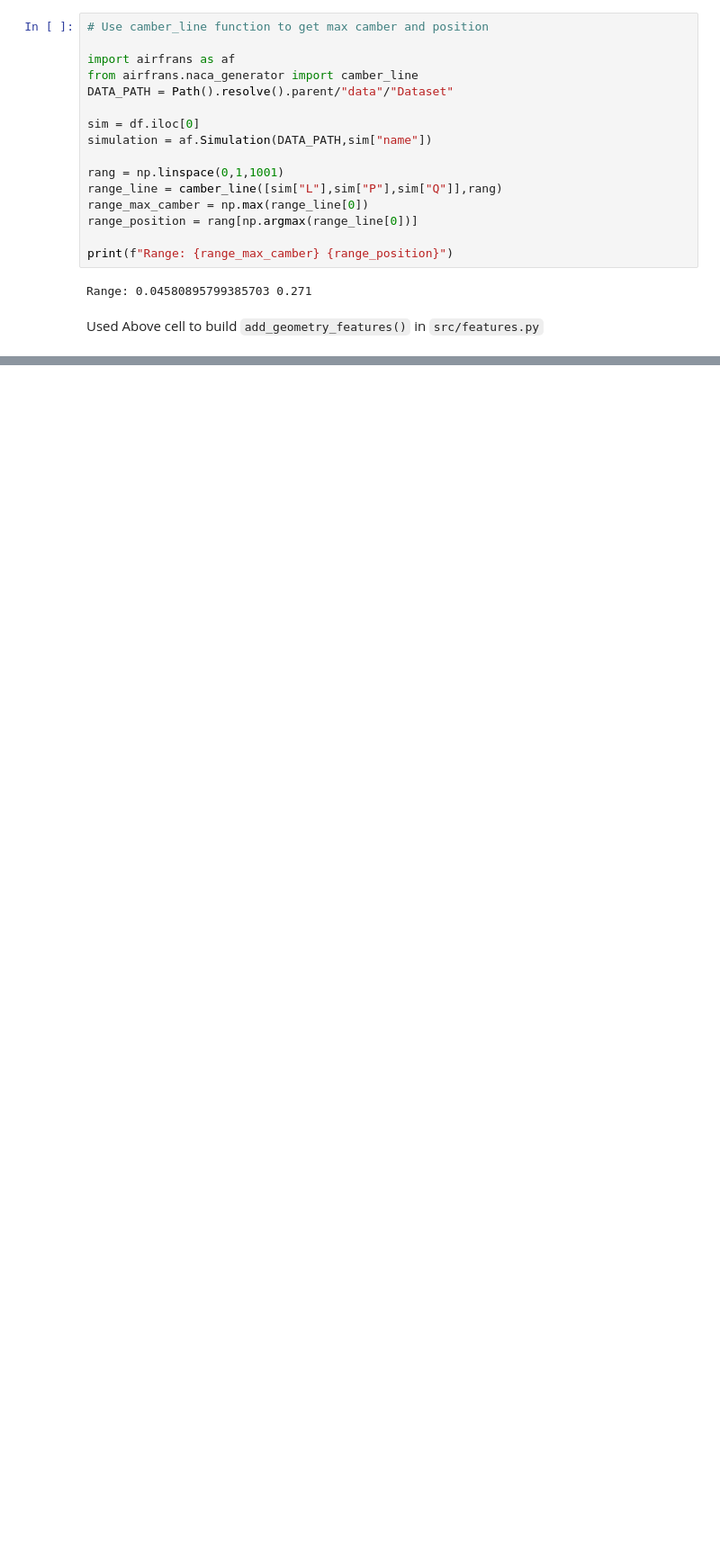
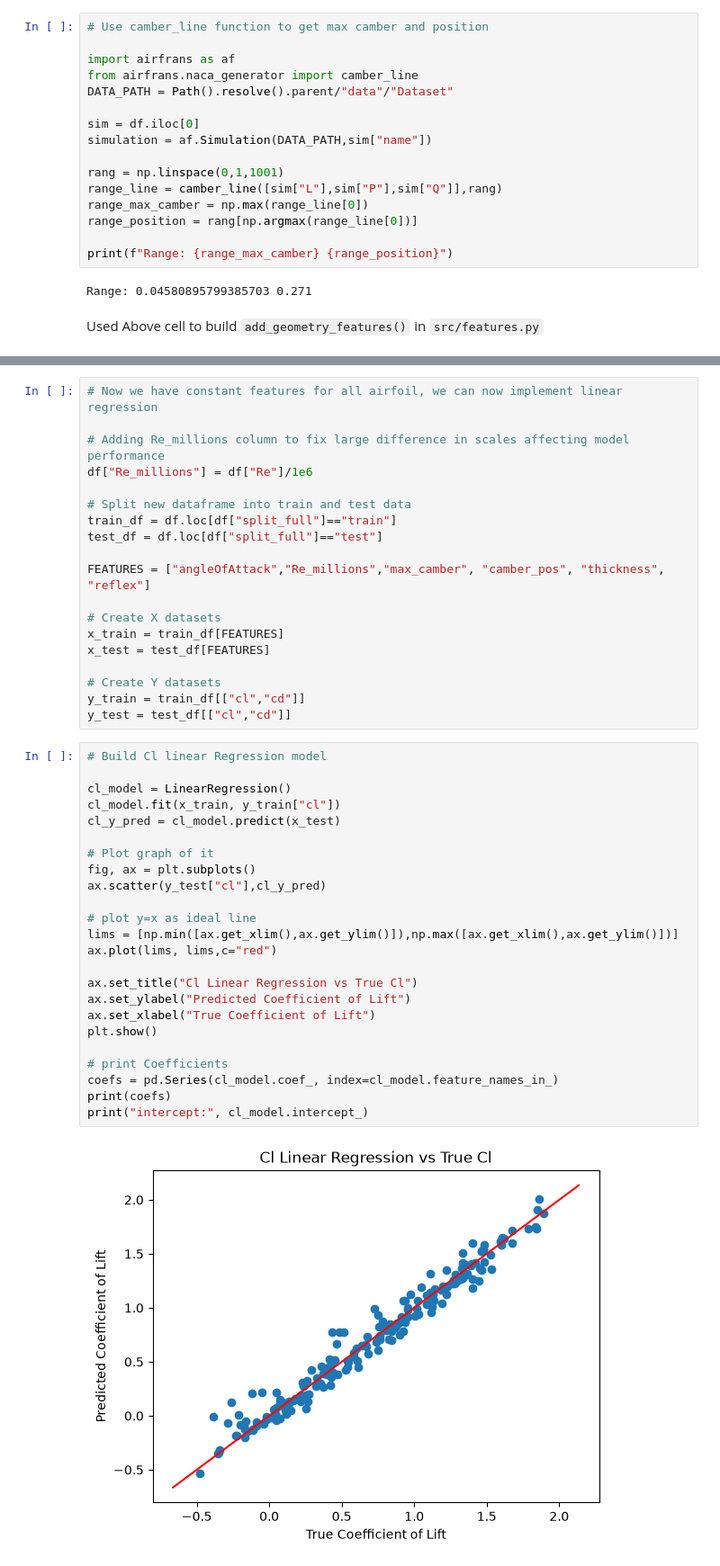
Before and after one commit to Will-Bonnett/airfoil-surrogate, a Jupyter notebook: notebooks/02_baseline.ipynb, the cells around one changed output, grey strips where cells are left out. Shown at 90% size. Cells and saved outputs as stored; diff of their text form; blank space fills up the shorter version.

Commit message:
Add baselines: mean, Thin-airfoil, linear regression models with/without AOA and AOA^2

```diff
--- a/notebooks/02_baseline.ipynb
+++ b/notebooks/02_baseline.ipynb
@@ -215,0 +239,45 @@ df.describe()
+# %%
+# Now we have constant features for all airfoil, we can now implement linear regression
+
+# Adding Re_millions column to fix large difference in scales affecting model performance
+df["Re_millions"] = df["Re"]/1e6
+
+# Split new dataframe into train and test data
+train_df = df.loc[df["split_full"]=="train"]
+test_df = df.loc[df["split_full"]=="test"]
+
+FEATURES = ["angleOfAttack","Re_millions","max_camber", "camber_pos", "thickness", "reflex"]
+
+# Create X datasets
+x_train = train_df[FEATURES]
+x_test = test_df[FEATURES]
+
+# Create Y datasets
+y_train = train_df[["cl","cd"]]
+y_test = test_df[["cl","cd"]]
+# %%
+# Build Cl linear Regression model
+
+cl_model = LinearRegression()
+cl_model.fit(x_train, y_train["cl"])
+cl_y_pred = cl_model.predict(x_test)
+
+# Plot graph of it
+fig, ax = plt.subplots()
+ax.scatter(y_test["cl"],cl_y_pred)
+
+# plot y=x as ideal line
+lims = [np.min([ax.get_xlim(),ax.get_ylim()]),np.max([ax.get_xlim(),ax.get_ylim()])]
+ax.plot(lims, lims,c="red")
+
+ax.set_title("Cl Linear Regression vs True Cl")
+ax.set_ylabel("Predicted Coefficient of Lift")
+ax.set_xlabel("True Coefficient of Lift")
+plt.show()
+
+# print Coefficients
+coefs = pd.Series(cl_model.coef_, index=cl_model.feature_names_in_)
+print(coefs)
+print("intercept:", cl_model.intercept_)
+# %% [output]
+[figure, added]
```
Also changed, not shown: parts of 11 cells of this notebook.
